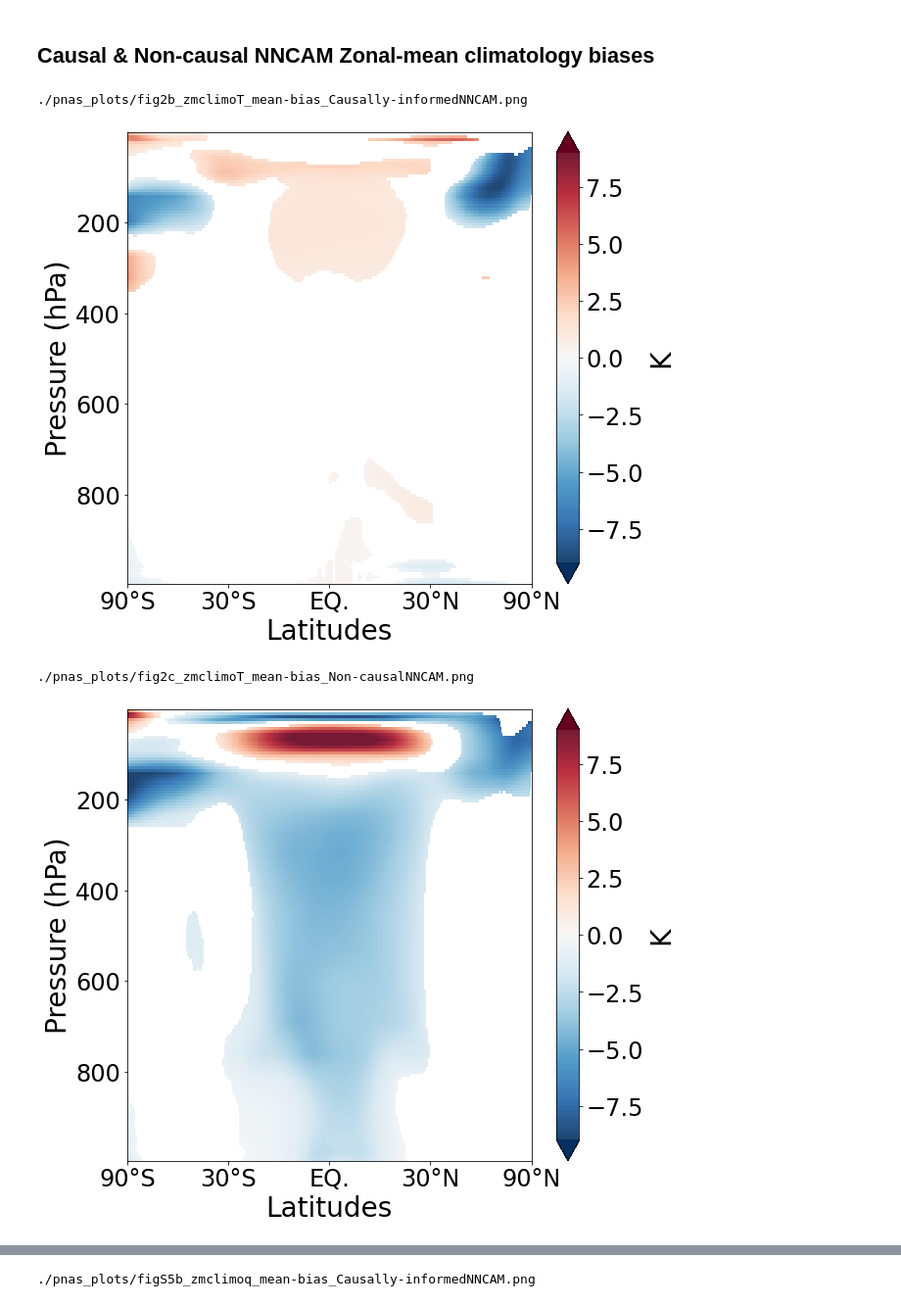
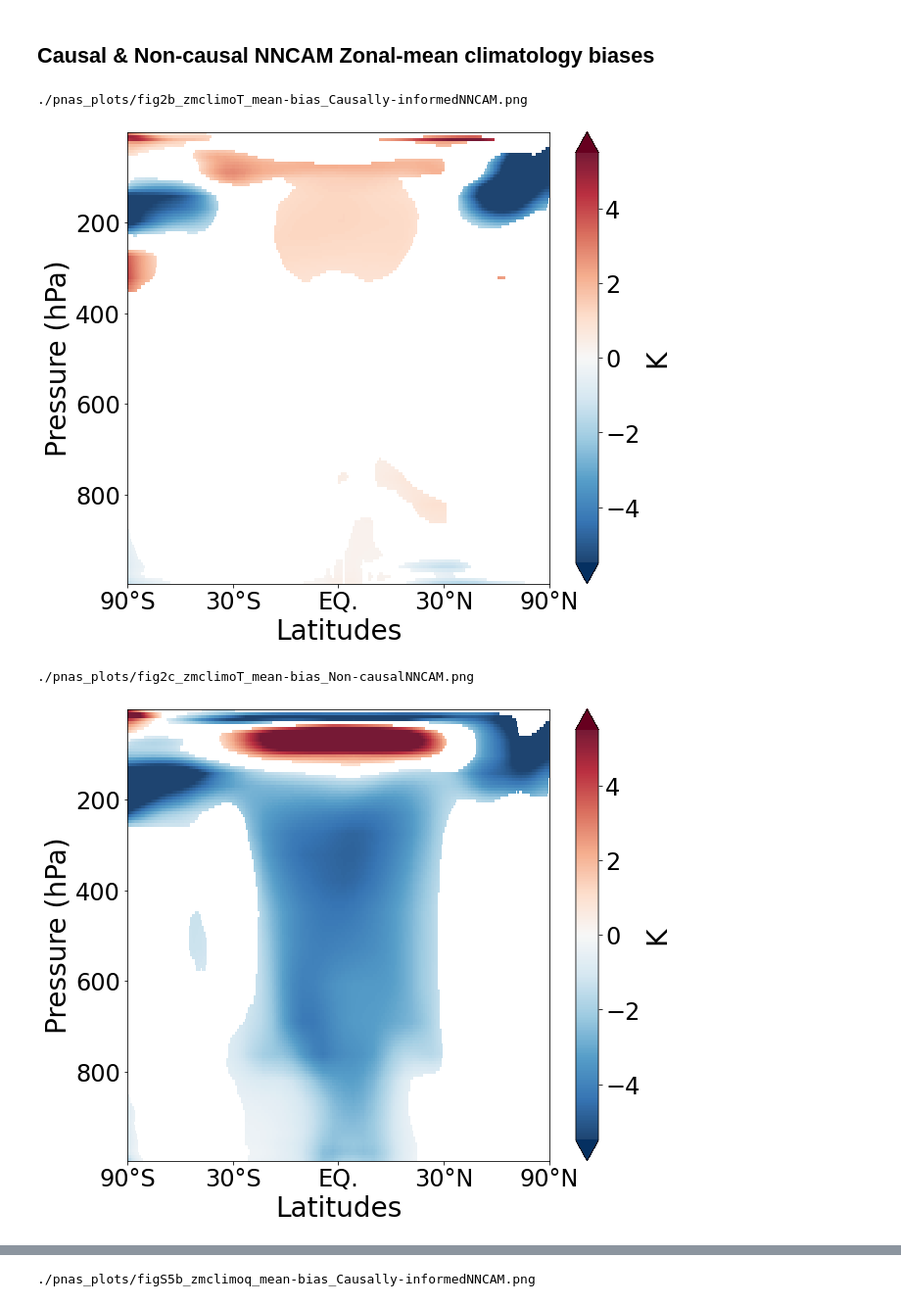
Before and after one commit to EyringMLClimateGroup/iglesias-suarez23jgr_CausalNNCAM, a Jupyter notebook: notebooks_online_evaluation/cross_section_online_evaluation.ipynb, the cells around one changed output, grey strips where cells are left out. Shown at 98% size. Cells and saved outputs as stored; diff of their text form; code cells hidden in the pictures.

```diff
--- a/notebooks_online_evaluation/cross_section_online_evaluation.ipynb
+++ b/notebooks_online_evaluation/cross_section_online_evaluation.ipynb
@@ -68,7 +68,7 @@ setup.plot_zmClimo(
     'Causally-informedNNCAM',
     'TAP',
     ref_simulation='SPCAM',
-    metric='mean', vmin=-9., vmax=9.,
+    metric='mean', vmin=-5.5, vmax=5.5,
     sin_lats=True,
     cmap='RdBu_r',
     alpha=.9,
@@ -82,27 +82,27 @@ setup.plot_zmClimo(
 )
 # %% [output]
 ./pnas_plots/fig2b_zmclimoT_mean-bias_Causally-informedNNCAM.png
-[figure, old version]
+[figure, new version]
 # %%
 setup.plot_zmClimo(
     'Non-causalNNCAM',
     'TAP',
     ref_simulation='SPCAM',
-    metric='mean', vmin=-9., vmax=9.,
+    metric='mean', vmin=-5.5, vmax=5.5,
     sin_lats=True,
     cmap='RdBu_r',
     alpha=.9,
     extend='both',
     # zm_center=0.,
     size=8,
     aspect=1.2,
     interpolation=5,
     # save       = './pnas_plots',
     # savenm     = f'fig2c_zmclimoT_mean-bias_Non-causalNNCAM.png',
 )
 # %% [output]
 ./pnas_plots/fig2c_zmclimoT_mean-bias_Non-causalNNCAM.png
-[figure, old version]
+[figure, new version]
 # %%
 setup.plot_zmClimo(
     'Causally-informed0.59NNCAM',
```
Also changed, not shown: parts of 1 cell of this notebook, 16 other files.
